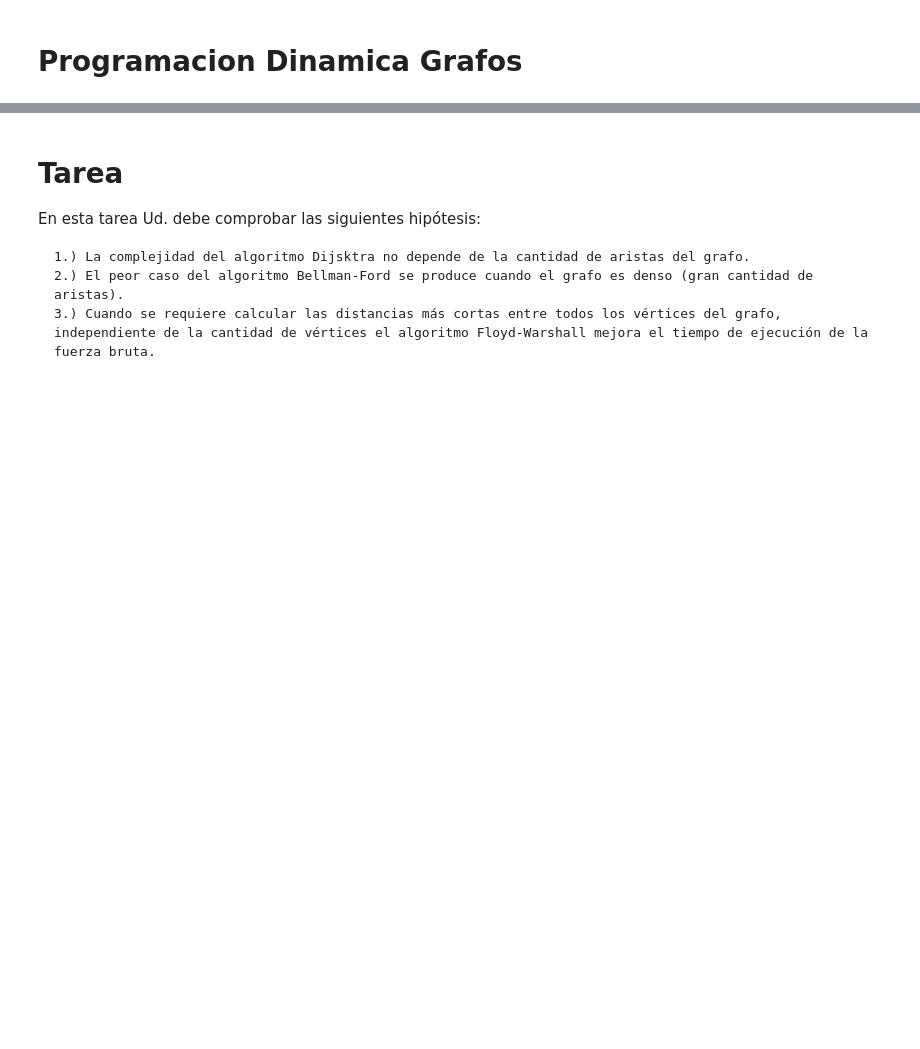
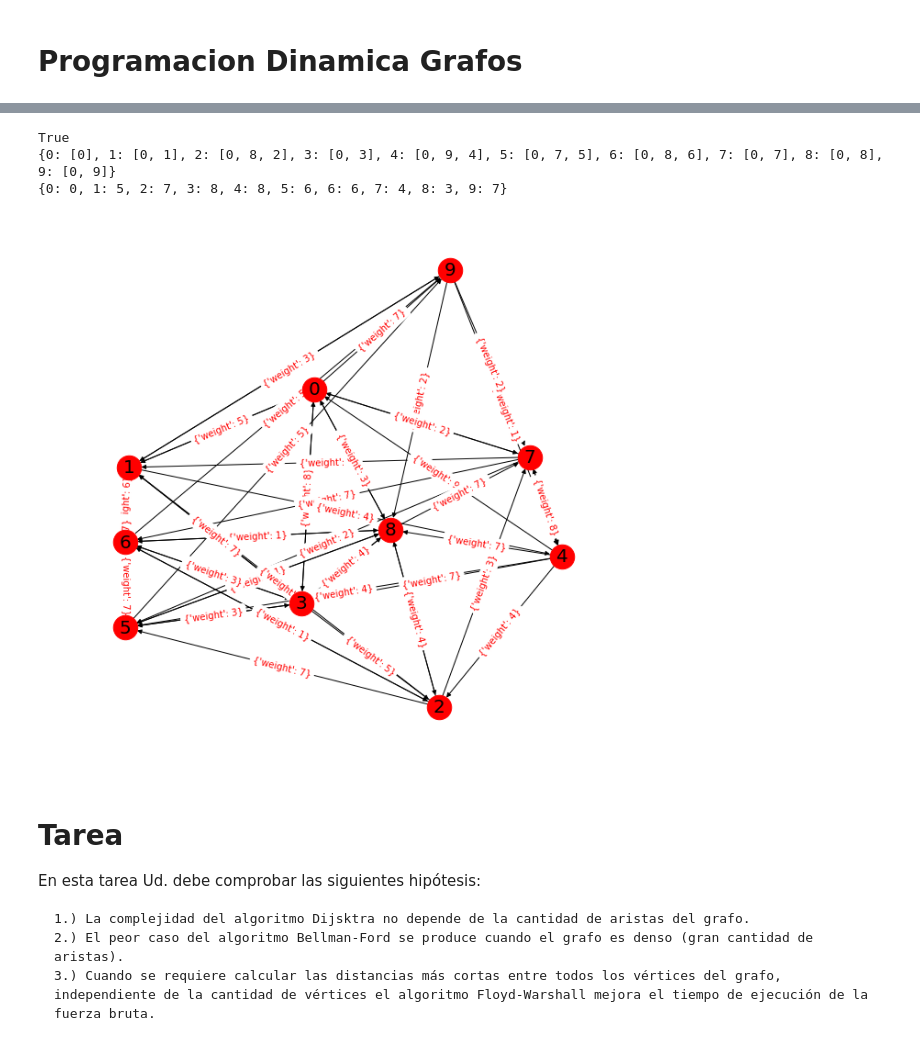
Before and after one commit to sherna90/analisis_algoritmos, a Jupyter notebook: 5.-programacion_dinamica_grafos.ipynb, the cells around one changed output, grey strips where cells are left out. Cells and saved outputs as stored; diff of their text form; code cells hidden in the pictures; blank space fills up the shorter version.

```diff
--- a/5.-programacion_dinamica_grafos.ipynb
+++ b/5.-programacion_dinamica_grafos.ipynb
@@ -108,3 +163,22 @@ Caminos mas cortos :  {0: 9, 1: 3, 2: 1, 3: 3, 4: 0, 5: 8, 6: 4, 7: 5, 8: 6, 9:
+# %%
+G=nx.DiGraph()
+
+E_nx=[(e[0],e[1],w) for e,w in E.iteritems()]
+G.add_weighted_edges_from(E_nx)
+pos=nx.spring_layout(G)
+print nx.has_path(G,0,7)
+print(nx.single_source_dijkstra_path(G,source=0))
+print(nx.single_source_dijkstra_path_length(G,0,9))
+plt.figure(figsize=(8,8))
+nx.draw(G,pos, node_size=700)
+nx.draw_networkx_labels(G, pos, font_size=20, font_family='sans-serif')
+nx.draw_networkx_edge_labels(G,pos,font_color='red')
+plt.show()
+# %% [output]
+True
+{0: [0], 1: [0, 1], 2: [0, 8, 2], 3: [0, 3], 4: [0, 9, 4], 5: [0, 7, 5], 6: [0, 8, 6], 7: [0, 7], 8: [0, 8], 9: [0, 9]}
+{0: 0, 1: 5, 2: 7, 3: 8, 4: 8, 5: 6, 6: 6, 7: 4, 8: 3, 9: 7}
+[figure, added]
 # %% [markdown]
 # Tarea
 
```
Also changed, not shown: parts of 6 cells of this notebook.
